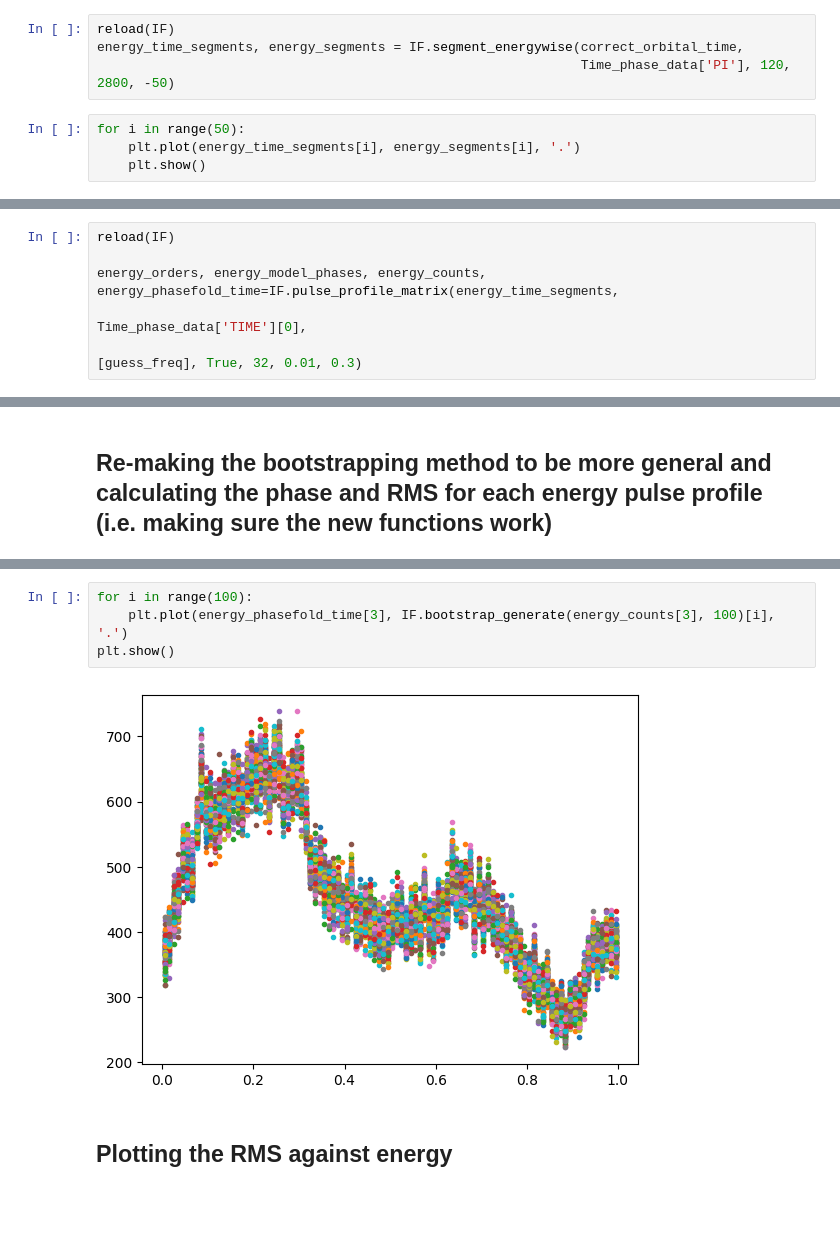
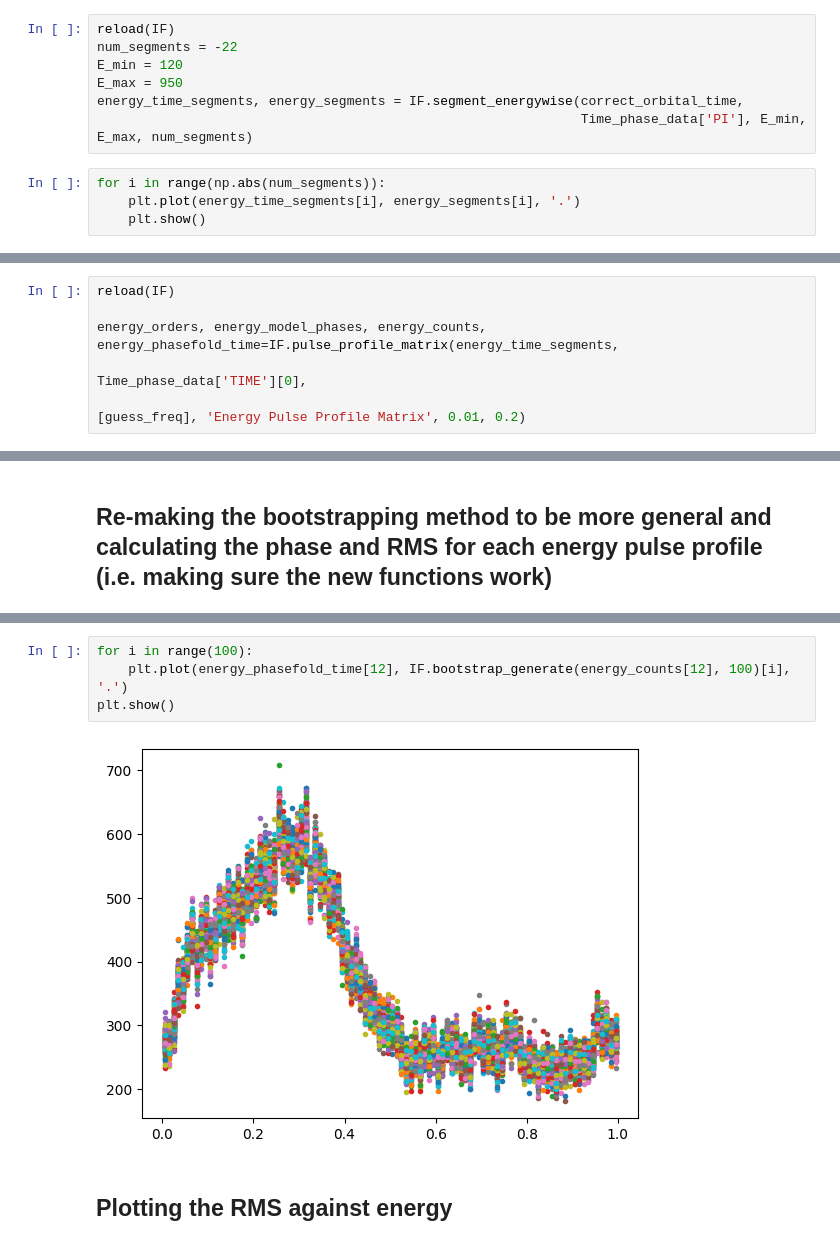
Before and after one commit to SamMerc/APLI, a Jupyter notebook: notebooks/Day3.ipynb, the cells around one changed output, grey strips where cells are left out. Drawn from its saved outputs; the diff is of its cells as text; blank space fills up the shorter version.

Commit message:
Updated the functions our module and corrected the RMS plot to have correct energy bars

```diff
--- a/notebooks/Day3.ipynb
+++ b/notebooks/Day3.ipynb
@@ -84,9 +101,12 @@ plt.plot(Time_phase_data['TIME'], Time_phase_data['PI'], '.')
 # Getting the ENERGY pulse profile matrix
 # %%
 reload(IF)
+num_segments = -22
+E_min = 120
+E_max = 950
 energy_time_segments, energy_segments = IF.segment_energywise(correct_orbital_time,
-                                                              Time_phase_data['PI'], 120, 2800, -50)
+                                                              Time_phase_data['PI'], E_min, E_max, num_segments)
 # %%
-for i in range(50):
+for i in range(np.abs(num_segments)):
     plt.plot(energy_time_segments[i], energy_segments[i], '.')
     plt.show()
@@ -97,5 +131,5 @@ reload(IF)
 
 energy_orders, energy_model_phases, energy_counts, energy_phasefold_time=IF.pulse_profile_matrix(energy_time_segments,
                                                                                                  Time_phase_data['TIME'][0],
-                                                                                                 [guess_freq], True, 32, 0.01, 0.3)
+                                                                                                 [guess_freq], 'Energy Pulse Profile Matrix', 0.01, 0.2)
 # %% [output]
@@ -138,9 +188,9 @@ ValueError: setting an array element with a sequence.
 # %%
 for i in range(100):
-    plt.plot(energy_phasefold_time[3], IF.bootstrap_generate(energy_counts[3], 100)[i], '.')
+    plt.plot(energy_phasefold_time[12], IF.bootstrap_generate(energy_counts[12], 100)[i], '.')
 plt.show()
 # %% [output]
-[figure, old version]
+[figure, new version]
 # %% [markdown]
 ## Plotting the RMS against energy
 # %%
```
Also changed, not shown: parts of 7 cells of this notebook, 1 other file.
